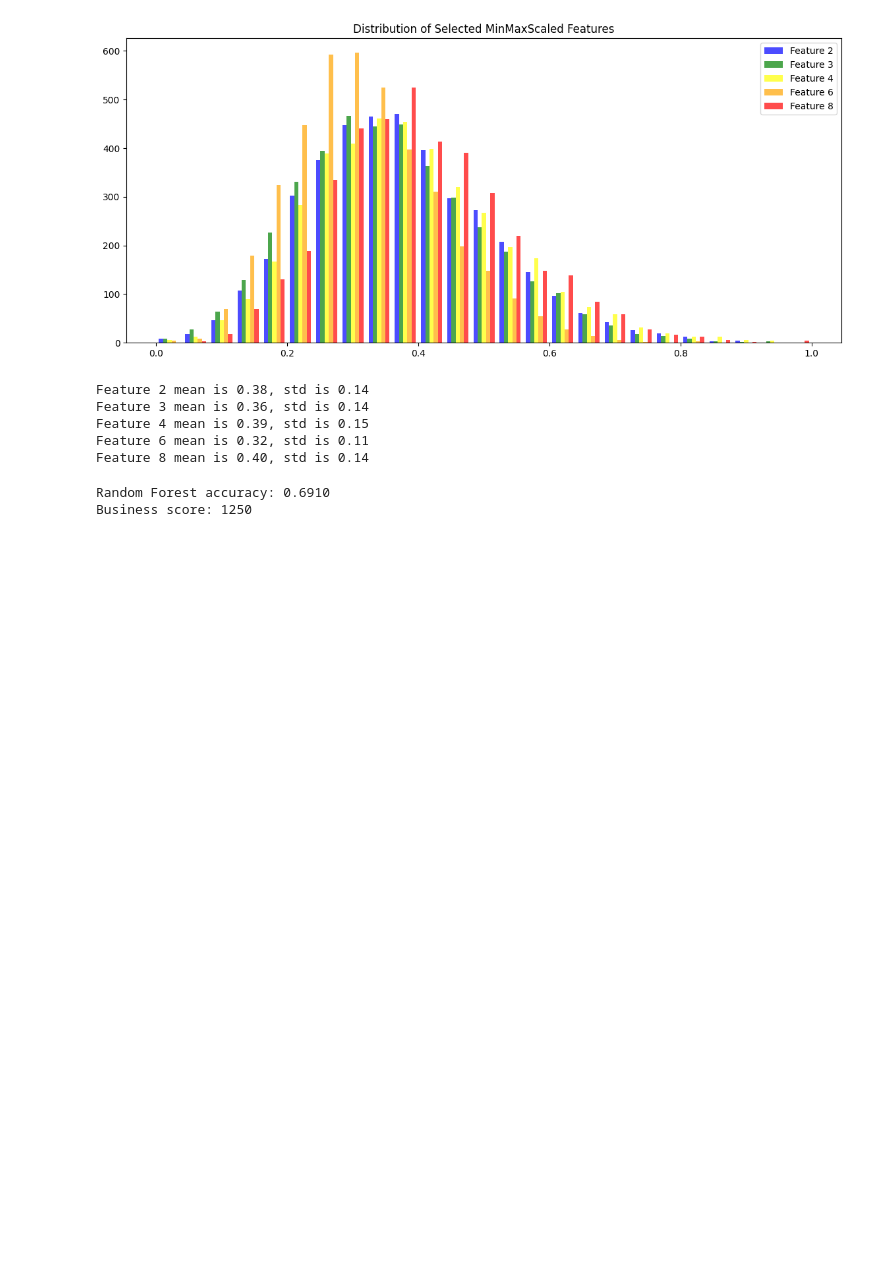
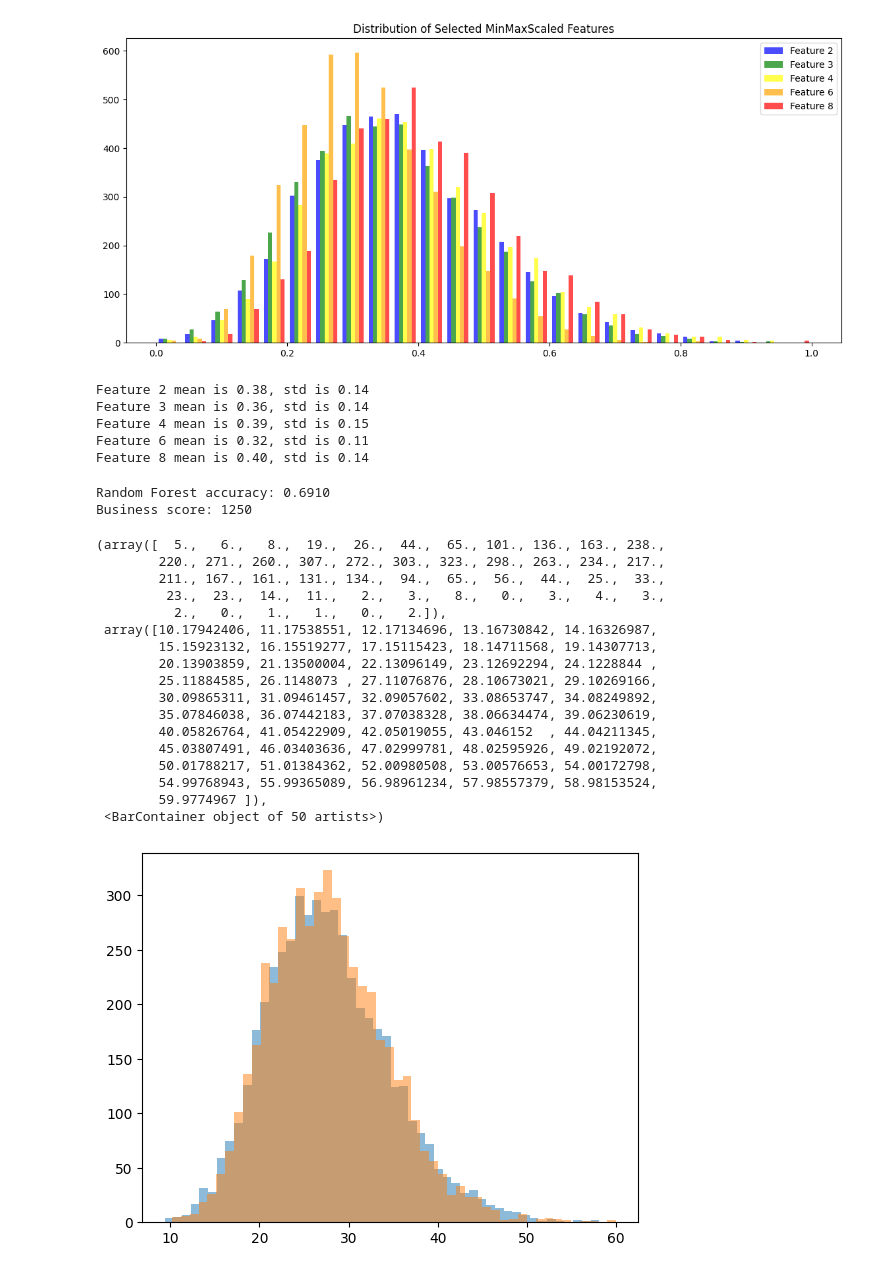
Before and after one commit to dxzielinski/aml-project2, a Jupyter notebook: data_exploration.ipynb, the cells around one changed output. Cells and saved outputs as stored; diff of their text form; code cells hidden in the pictures; blank space fills up the shorter version.

```diff
--- a/data_exploration.ipynb
+++ b/data_exploration.ipynb
@@ -193,3 +193,28 @@ print(
 # %% [output]
 Random Forest accuracy: 0.6910
 Business score: 1250
+# %%
+x_train = pd.read_csv("data/x_train.txt", sep=" ", header=None)
+x_test = pd.read_csv("data/x_test.txt", sep=" ", header=None)
+# %%
+plt.hist(x_train[2], bins=50, alpha=0.5, label="Train Feature 2")
+plt.hist(x_test[2], bins=50, alpha=0.5, label="Test Feature 2")
+# %% [output]
+(array([  5.,   6.,   8.,  19.,  26.,  44.,  65., 101., 136., 163., 238.,
+        220., 271., 260., 307., 272., 303., 323., 298., 263., 234., 217.,
+        211., 167., 161., 131., 134.,  94.,  65.,  56.,  44.,  25.,  33.,
+         23.,  23.,  14.,  11.,   2.,   3.,   8.,   0.,   3.,   4.,   3.,
+          2.,   0.,   1.,   1.,   0.,   2.]),
+ array([10.17942406, 11.17538551, 12.17134696, 13.16730842, 14.16326987,
+        15.15923132, 16.15519277, 17.15115423, 18.14711568, 19.14307713,
+        20.13903859, 21.13500004, 22.13096149, 23.12692294, 24.1228844 ,
+        25.11884585, 26.1148073 , 27.11076876, 28.10673021, 29.10269166,
+        30.09865311, 31.09461457, 32.09057602, 33.08653747, 34.08249892,
+        35.07846038, 36.07442183, 37.07038328, 38.06634474, 39.06230619,
+        40.05826764, 41.05422909, 42.05019055, 43.046152  , 44.04211345,
+        45.03807491, 46.03403636, 47.02999781, 48.02595926, 49.02192072,
+        50.01788217, 51.01384362, 52.00980508, 53.00576653, 54.00172798,
+        54.99768943, 55.99365089, 56.98961234, 57.98557379, 58.98153524,
+        59.9774967 ]),
+ <BarContainer object of 50 artists>)
+[figure, added]
```
Also changed, not shown: parts of 1 cell of this notebook.
